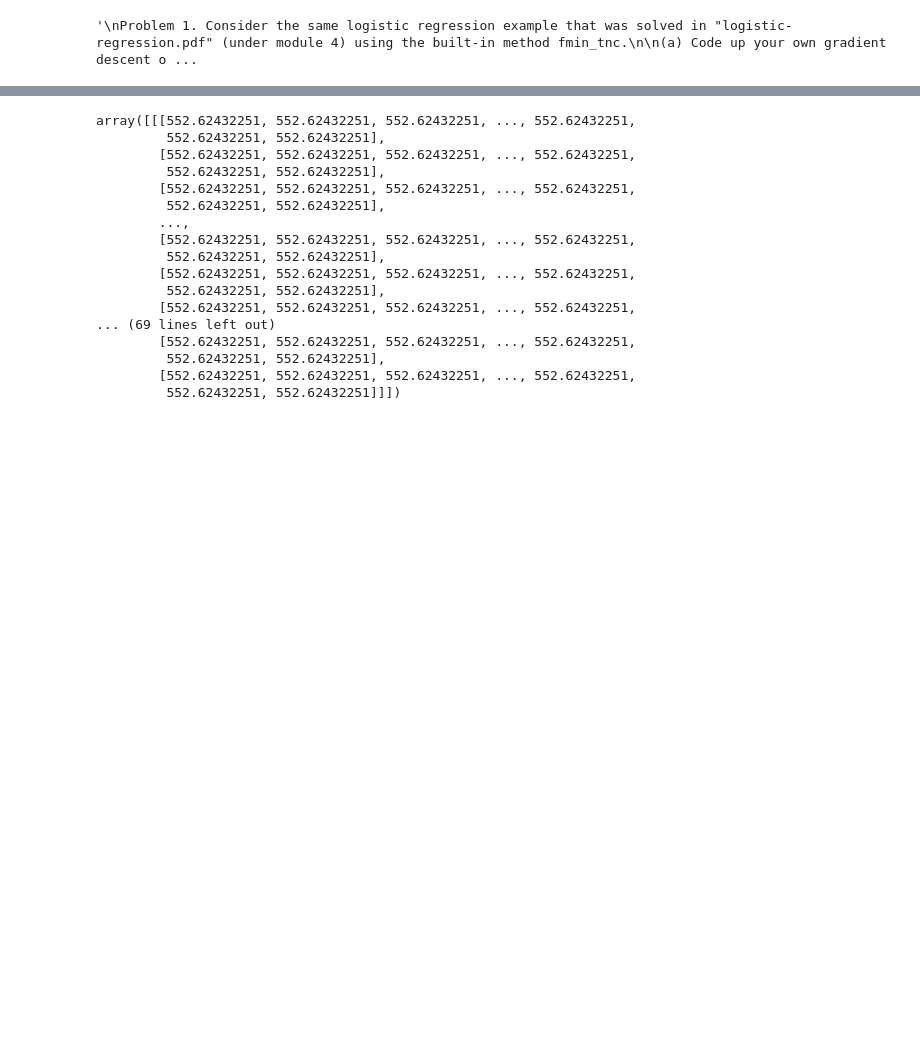
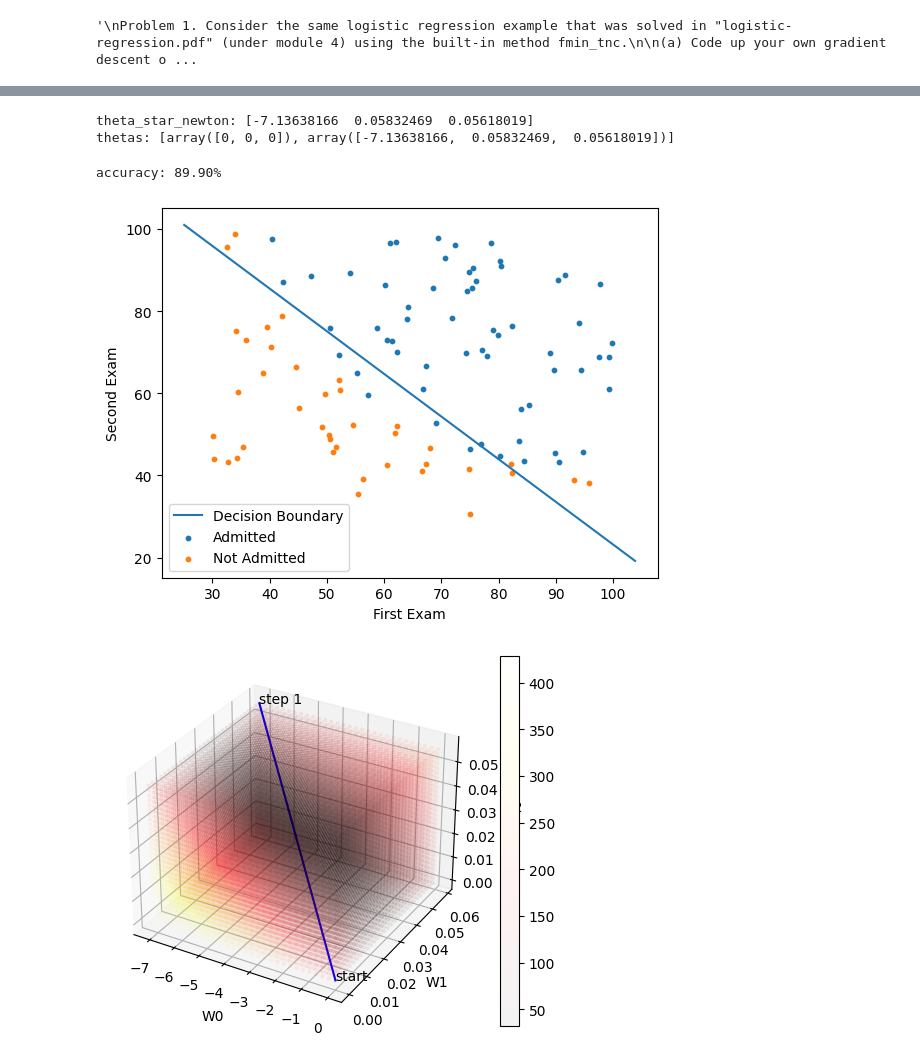
Before and after one commit to mselser95/ml_hw2, a Jupyter notebook: test.ipynb, the cells around one changed output, grey strips where cells are left out. Drawn from its saved outputs; the diff is of its cells as text; code cells hidden in the pictures; blank space fills up the shorter version.

```diff
--- a/test.ipynb
+++ b/test.ipynb
@@ -159,20 +247,29 @@ plt.show()
-# %%
-U
-# %% [output]
-array([[[552.62432251, 552.62432251, 552.62432251, ..., 552.62432251,
-         552.62432251, 552.62432251],
-        [552.62432251, 552.62432251, 552.62432251, ..., 552.62432251,
-         552.62432251, 552.62432251],
-        [552.62432251, 552.62432251, 552.62432251, ..., 552.62432251,
-         552.62432251, 552.62432251],
-        ...,
-        [552.62432251, 552.62432251, 552.62432251, ..., 552.62432251,
-         552.62432251, 552.62432251],
-        [552.62432251, 552.62432251, 552.62432251, ..., 552.62432251,
-         552.62432251, 552.62432251],
-        [552.62432251, 552.62432251, 552.62432251, ..., 552.62432251,
-... (69 lines left out)
-        [552.62432251, 552.62432251, 552.62432251, ..., 552.62432251,
-         552.62432251, 552.62432251],
-        [552.62432251, 552.62432251, 552.62432251, ..., 552.62432251,
-         552.62432251, 552.62432251]]])
+# %%
+alphas = np.linspace(0.01, 0.49, 10)
+betas = np.linspace(0.01, 0.99, 10)
+
+theta_star_newton_best_objective = np.Inf
+theta_star_newton = []
+thetas_newton = [[]]
+for alpha in alphas:
+    for beta in betas:
+        theta_star_newton_aux, thetas_newton_aux = fit_newton_gradient_descent(X, y, np.array([0,0,0]), alpha, beta)
+        obj = objective(theta_star_newton_aux,X,y)
+        if obj < theta_star_newton_best_objective:
+            theta_star_newton_best_objective = obj
+            theta_star_newton = theta_star_newton_aux
+            thetas_newton = thetas_newton_aux
+
+print(f"theta_star_newton: {theta_star_newton}")
+print(f"thetas: {thetas_newton}")
+# %% [output]
+theta_star_newton: [-7.13638166  0.05832469  0.05618019]
+thetas: [array([0, 0, 0]), array([-7.13638166,  0.05832469,  0.05618019])]
+# %%
+print(f"accuracy: {accuracy(X, y, theta_star_newton):.2f}%")
+plot_decision_boundary(X, theta_star_newton, admitted, not_admitted)
+plot_3d(X,y, thetas_newton)
+# %% [output]
+accuracy: 89.90%
+[figure, added]
+[figure, added]
```
Also changed, not shown: parts of 13 cells of this notebook, 1 other file.
